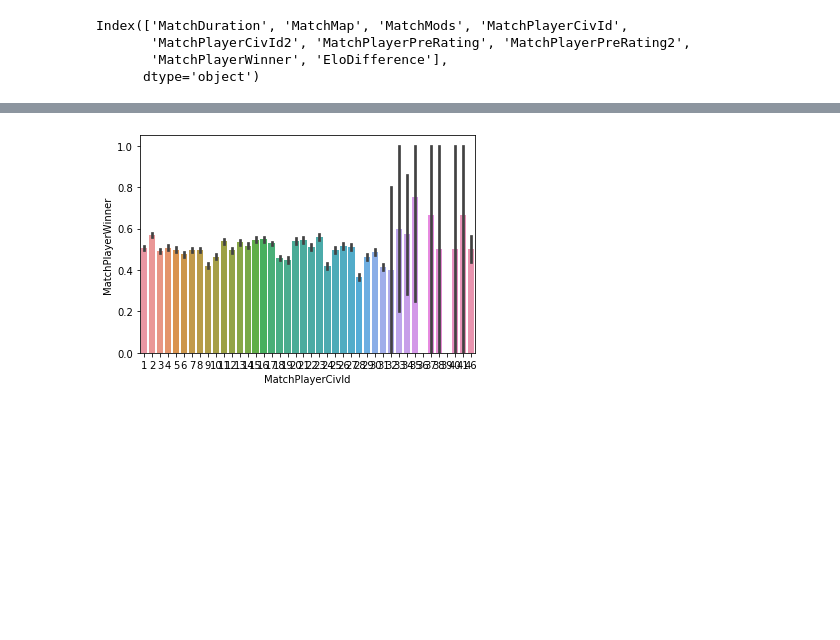
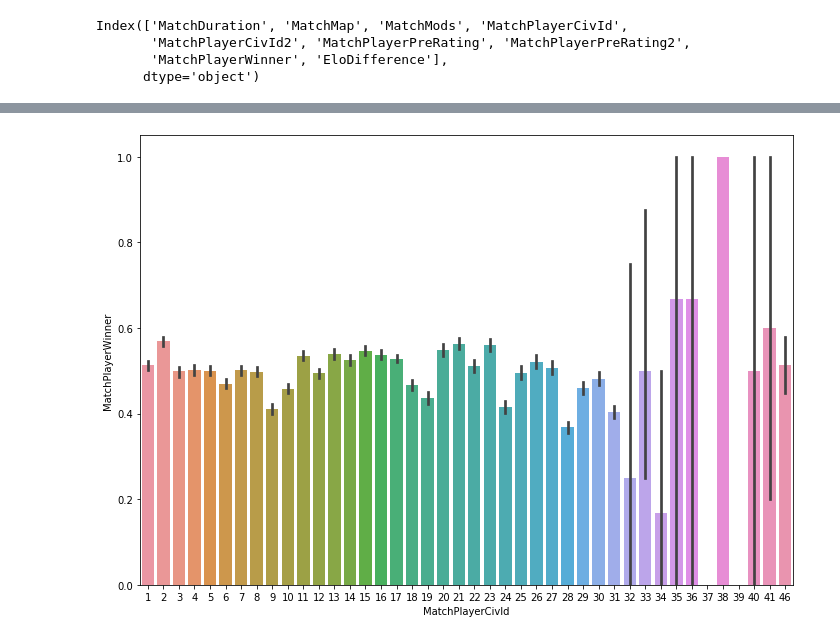
Before and after one commit to Mike-Xie/DS-Unit-2-Build-Week, a Jupyter notebook: Mike_Xie_Unit_2_Build_Week.ipynb, the cells around one changed output, grey strips where cells are left out. Saved outputs shown, nothing was run; the diff lists cells and outputs as text; code cells hidden in the pictures; blank space fills up the shorter version.

```diff
--- a/Mike_Xie_Unit_2_Build_Week.ipynb
+++ b/Mike_Xie_Unit_2_Build_Week.ipynb
@@ -318,9 +340,13 @@ sns.barplot(x='TimeBin', y='MatchPlayerWinner', data=rm_1v1);
 # %%
-sns.barplot(x='MatchPlayerCivId', y='MatchPlayerWinner', data=rm_1v1);
+a4_dims = (11.7, 8.27)
+
+fig, ax = plt.subplots(figsize=a4_dims)
+sns.barplot(ax=ax, x='MatchPlayerCivId', y='MatchPlayerWinner', data=rm_1v1);
 
 # ok prob bin some of the less popular ones together
+# TODO: use this and some tier lists to make a tier of race and then relative tier advantage feature
 # %% [output]
-[figure, old version]
+[figure, new version]
 # %%
 rm_1v1['MatchPlayerCivId'].value_counts()
 # %% [output]
```
Also changed, not shown: parts of 51 cells of this notebook.
